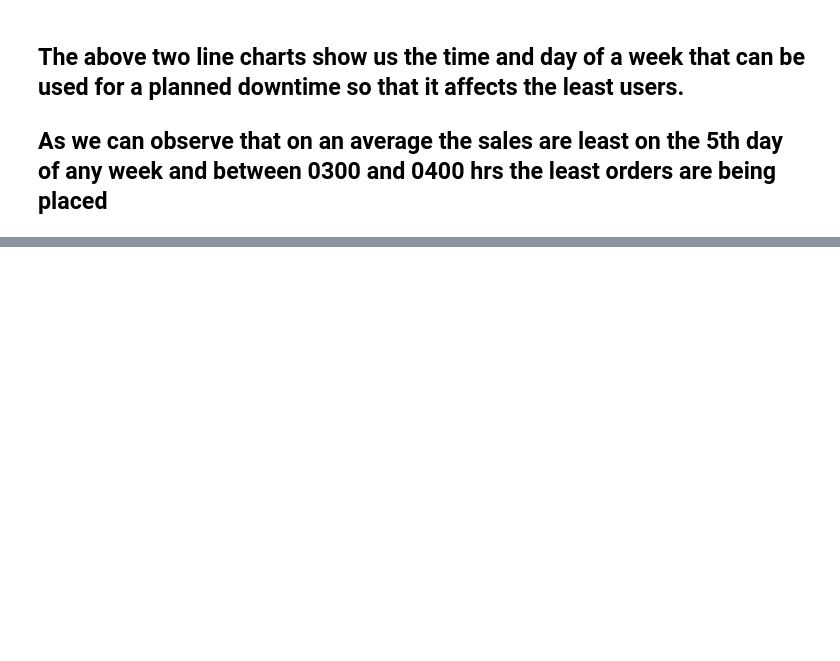
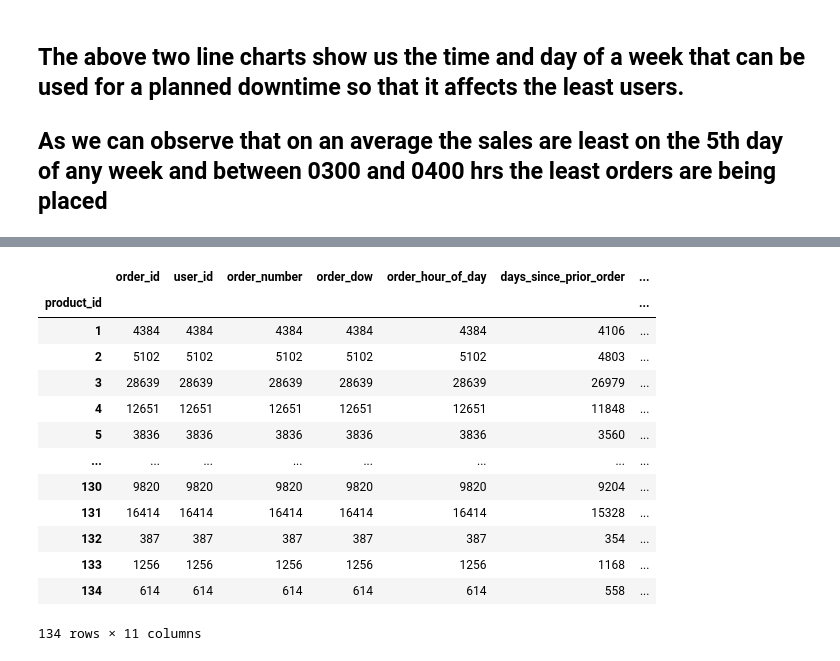
Before and after one commit to utkarsshhh/ecommerce-sales, a Jupyter notebook: sales-analysis.ipynb, the cells around one changed output, grey strips where cells are left out. Saved outputs shown, nothing was run; the diff lists cells and outputs as text; code cells hidden in the pictures; blank space fills up the shorter version.

```diff
--- a/sales-analysis.ipynb
+++ b/sales-analysis.ipynb
@@ -89,0 +88,17 @@ plt.show()
+# %%
+data.groupby(by = ['product_id']).count()
+# %% [output]
+|  | order_id | user_id | order_number | order_dow | order_hour_of_day | days_since_prior_order | ... |
+| product_id |  |  |  |  |  |  | ... |
+| 1 | 4384 | 4384 | 4384 | 4384 | 4384 | 4106 | ... |
+| 2 | 5102 | 5102 | 5102 | 5102 | 5102 | 4803 | ... |
+| 3 | 28639 | 28639 | 28639 | 28639 | 28639 | 26979 | ... |
+| 4 | 12651 | 12651 | 12651 | 12651 | 12651 | 11848 | ... |
+| 5 | 3836 | 3836 | 3836 | 3836 | 3836 | 3560 | ... |
+| ... | ... | ... | ... | ... | ... | ... | ... |
+| 130 | 9820 | 9820 | 9820 | 9820 | 9820 | 9204 | ... |
+| 131 | 16414 | 16414 | 16414 | 16414 | 16414 | 15328 | ... |
+| 132 | 387 | 387 | 387 | 387 | 387 | 354 | ... |
+| 133 | 1256 | 1256 | 1256 | 1256 | 1256 | 1168 | ... |
+| 134 | 614 | 614 | 614 | 614 | 614 | 558 | ... |
+134 rows × 11 columns
```
Also changed, not shown: parts of 5 cells of this notebook, 1 other file.
